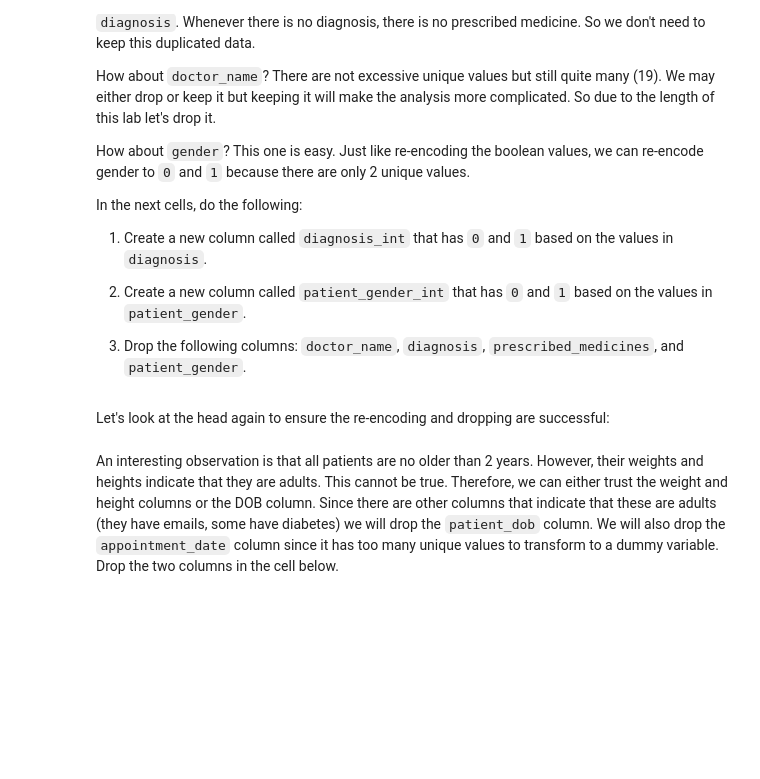
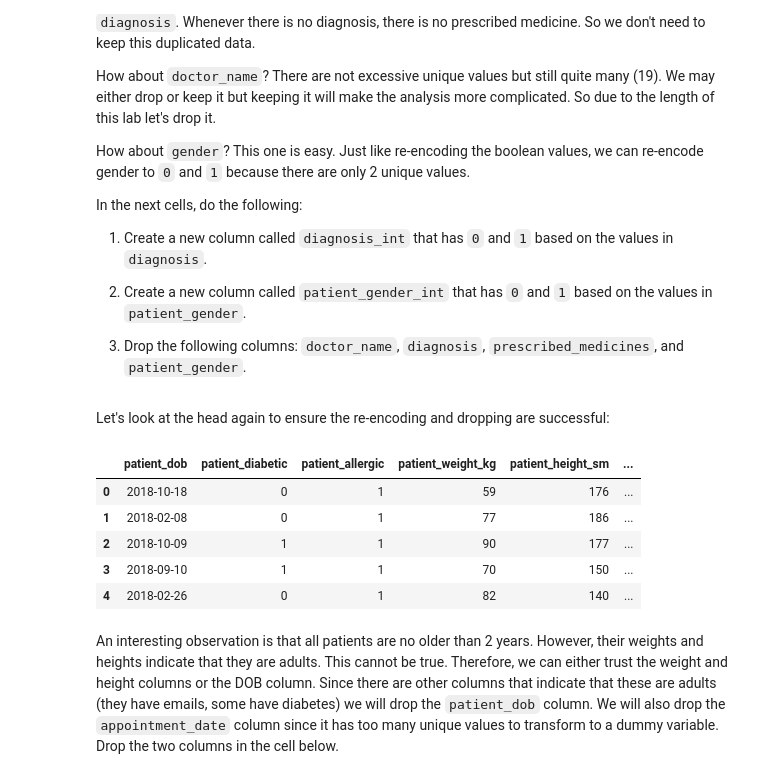
Before and after one commit to olavocarvalho/ironhack-codelabs, a Jupyter notebook: labs/module-3/lab-sklearn-and-unsupervised-learning/your-code/main.ipynb, the cells around one changed output. Drawn from its saved outputs; the diff is of its cells as text; code cells hidden in the pictures; blank space fills up the shorter version.

```diff
--- a/labs/module-3/lab-sklearn-and-unsupervised-learning/your-code/main.ipynb
+++ b/labs/module-3/lab-sklearn-and-unsupervised-learning/your-code/main.ipynb
@@ -257,5 +267,5 @@ For the `prescribed_medicines` column, fill the missing values with the value `n
 *Hint: Use [`pandas.DataFrame.fillna`](https://pandas.pydata.org/pandas-docs/stable/generated/pandas.DataFrame.fillna.html).*
 # %%
 # Your code here:
-patients['prescribed_medicines'].fillna(value='no prescription')
-patients['diagnosis'].fillna(value='no diagnosis')
+patients['prescribed_medicines'].fillna(value='no prescription', inplace=True)
+patients['diagnosis'].fillna(value='no diagnosis', inplace=True)
@@ -366,3 +358,6 @@ In the next cells, do the following:
 1. Drop the following columns: `doctor_name`, `diagnosis`, `prescribed_medicines`, and `patient_gender`.
 # %%
 # Your code here:
+patients['diagnosis_int'] = (patients['diagnosis'] != 'no diagnosis').astype(int)
+# %%
+patients['patient_gender_int'] = (patients['patient_gender'] == 'Female').astype(int)
@@ -370,6 +367,14 @@ In the next cells, do the following:
 Let's look at the head again to ensure the re-encoding and dropping are successful:
 # %%
 # Your code here:
+patients.head()
+# %% [output]
+|  | patient_dob | patient_diabetic | patient_allergic | patient_weight_kg | patient_height_sm | ... |
+| 0 | 2018-10-18 | 0 | 1 | 59 | 176 | ... |
+| 1 | 2018-02-08 | 0 | 1 | 77 | 186 | ... |
+| 2 | 2018-10-09 | 1 | 1 | 90 | 177 | ... |
+| 3 | 2018-09-10 | 1 | 1 | 70 | 150 | ... |
+| 4 | 2018-02-26 | 0 | 1 | 82 | 140 | ... |
 # %% [markdown]
 An interesting observation is that all patients are no older than 2 years. However, their weights and heights indicate that they are adults. This cannot be true. Therefore, we can either trust the weight and height columns or the DOB column. Since there are other columns that indicate that these are adults (they have emails, some have diabetes) we will drop the `patient_dob` column. We will also drop the `appointment_date` column since it has too many unique values to transform to a dummy variable. Drop the two columns in the cell below.
 # %%
```
Also changed, not shown: parts of 19 cells of this notebook.
